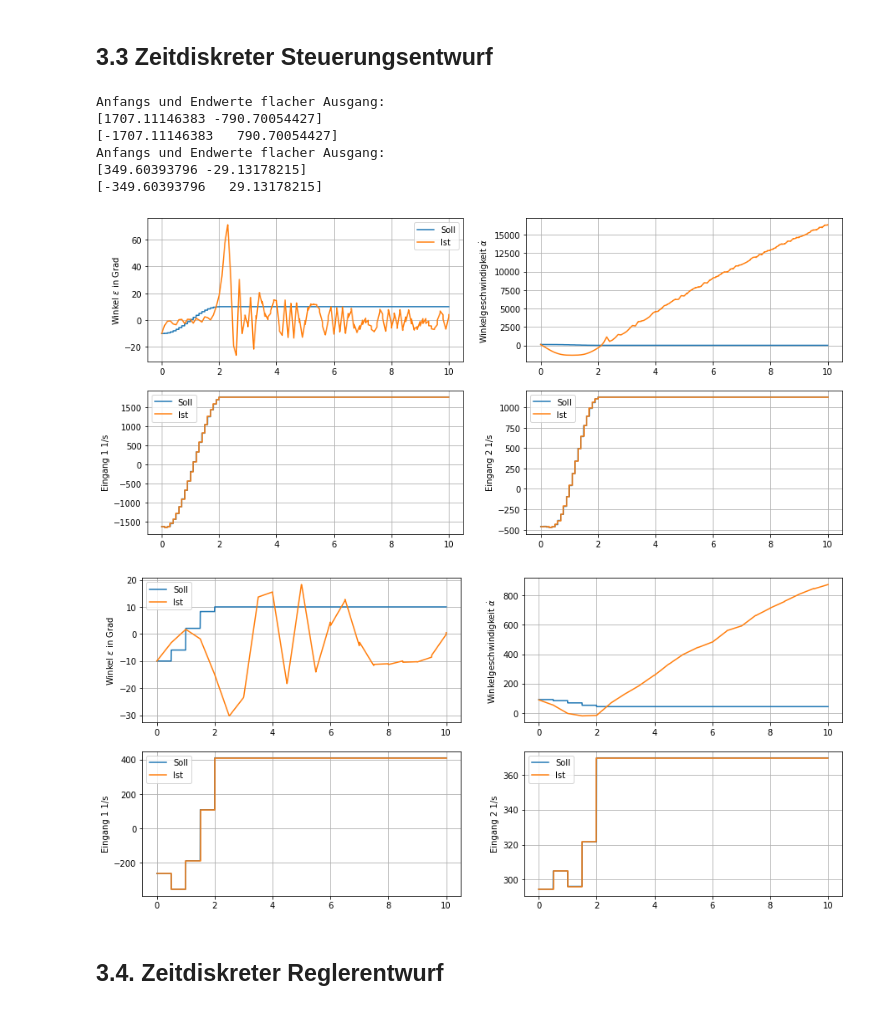
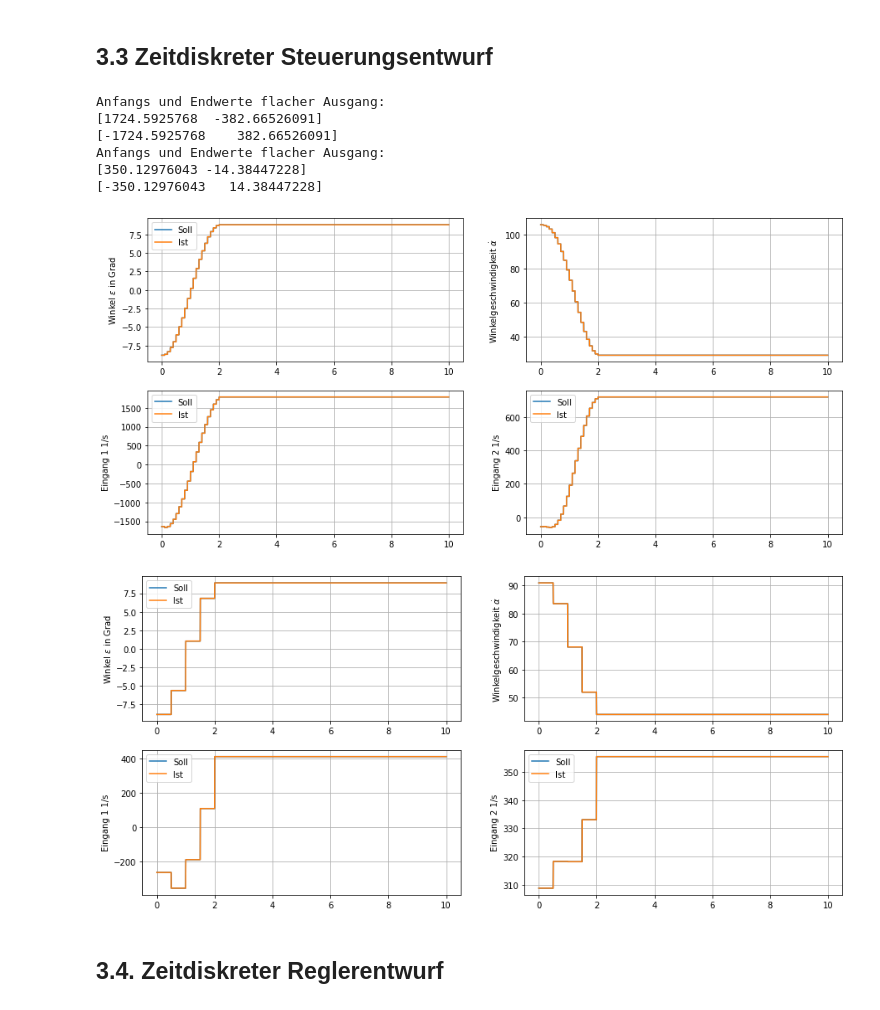
Before and after one commit to StefanKauf/RmsPr, a Jupyter notebook: helirack.ipynb, the cells around one changed output. Drawn from its saved outputs; the diff is of its cells as text; code cells hidden in the pictures.

```diff
--- a/helirack.ipynb
+++ b/helirack.ipynb
@@ -409,9 +412,9 @@ display(sympy.Matrix(eigs2.round(3)))
 eigs1_cl = np.zeros_like(eigs1)
 eigs2_cl = np.zeros_like(eigs2)
 
-eigs1_cl[0]= -5
-eigs2_cl[0]= -10 -5j
-eigs2_cl[1]= -10 +5j
+eigs1_cl[0]= -2
+eigs2_cl[0]= -5 -1j
+eigs2_cl[1]= -5 +1j
 
 
 #Reglerstärkungen mit Ackermannformel bestimmen
@@ -642,7 +645,7 @@ for Ta in Ta_v:
     t_sim,x_sim,u_sim=simulate_discrete(rhs,x0,controller,Ta,Tsim)
 
     #Ergebnisse Plotten
-    x_desired=trajectory.state(t_sim)
+    x_desired=trajectory.state(np.floor(t_sim/Ta)*Ta)
     u_desired=trajectory.input(np.floor(t_sim/Ta)*Ta)
     y_desired=trajectory.output(np.floor(t_sim/Ta)*Ta)
 
@@ -656,4 +659,11 @@ for Ta in Ta_v:
                  (x_desired,x_sim),
                  (u_desired,u_sim),
                  (y_desired,y_sim))
+
+"""
+Je schneller der Regler (siehe 2.2) reagiert desto desto höher muss die Abtastfrequnez gewählt werden.
+Es ist ein Zusammenhang zwischen Pole der Systemmatrix und der Abtastzeit zu erkennen. Je weiter links sich diese befindet desto schenller reagiert der Regler auf Veränderungen.
+
+Für die Simulation mit dem nichtlinaren Modell müssen die Zeitschritte > 0.01 entfernt werden, da der Regler zu schnell reagiert und dadurch das System instabil wird
+"""
 # %% [output]
@@ -688,47 +699,47 @@ for Ta in Ta_v:
     print("Anfangs und Endwerte flacher Ausgang:")
     print(trajectory_discrete.eta_a)
     print(trajectory_discrete.eta_b)
 
     #Wrapper für Modell
     if linear:
         rhs = lambda t,x,controller:heli_lin.model(t,x,controller)
         x0=trajectory_discrete.state(0)
     else:
         rhs = lambda t,x,controller:heli.model(t,x,controller)
         x0,u0=heli.equilibrium(y1_equi)
 
 
     #Zeitdiskrete Simulation
     t_sim,x_sim,u_sim=simulate_discrete(rhs,x0,controller,Ta,Tsim)
 
     #Ergebnisse Plotten
-    x_desired=trajectory_discrete.state(np.floor(t_sim/Ta))
+    x_desired=trajectory_discrete.state(t_sim)
     u_desired=trajectory_discrete.input(np.floor(t_sim/Ta))
     y_desired=trajectory_discrete.output(np.floor(t_sim/Ta))
 
     if linear:
         y_sim = heli_lin.output(t_sim,x_sim,lambda t,x:controller(np.round(t_sim/Ta),x))
     else:
         y_sim = heli.output(t_sim,x_sim,lambda t,x:controller(np.round(t_sim/Ta),x))
 
 
+    # plot_results(t_sim,
+    #               (x_desired,x_sim),
+    #               (u_desired,u_sim),
+    #               (y_desired,y_sim))
     plot_results(t_sim,
-                  (x_desired,x_sim),
-                  (u_desired,u_sim),
-                  (y_desired,y_sim))
-    # plot_results(t_sim,
-    #              (x_desired,x_desired),
-    #              (u_desired,u_desired),
-    #              (y_desired,y_desired))
+                 (x_desired,x_desired),
+                 (u_desired,u_desired),
+                 (y_desired,y_desired))
 # %% [output]
 Anfangs und Endwerte flacher Ausgang:
-[1707.11146383 -790.70054427]
-[-1707.11146383   790.70054427]
+[1724.5925768  -382.66526091]
+[-1724.5925768    382.66526091]
 Anfangs und Endwerte flacher Ausgang:
-[349.60393796 -29.13178215]
-[-349.60393796   29.13178215]
+[350.12976043 -14.38447228]
+[-350.12976043   14.38447228]
-[figure, old version]
+[figure, new version]
-[figure, old version]
+[figure, new version]
 # %% [markdown]
 ## 3.4. Zeitdiskreter Reglerentwurf
 # %%
```
Also changed, not shown: parts of 7 cells of this notebook, 1 other file.
